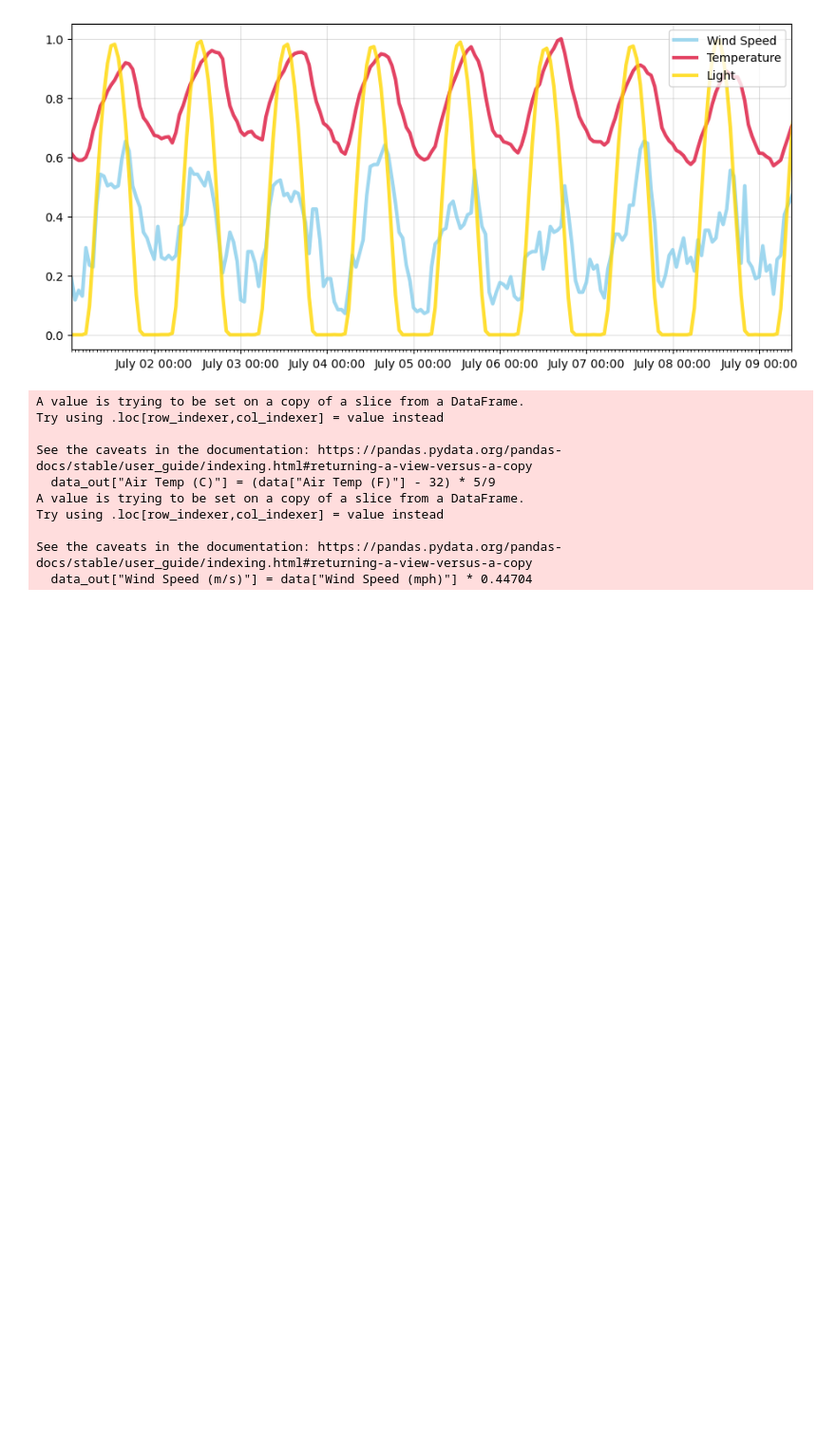
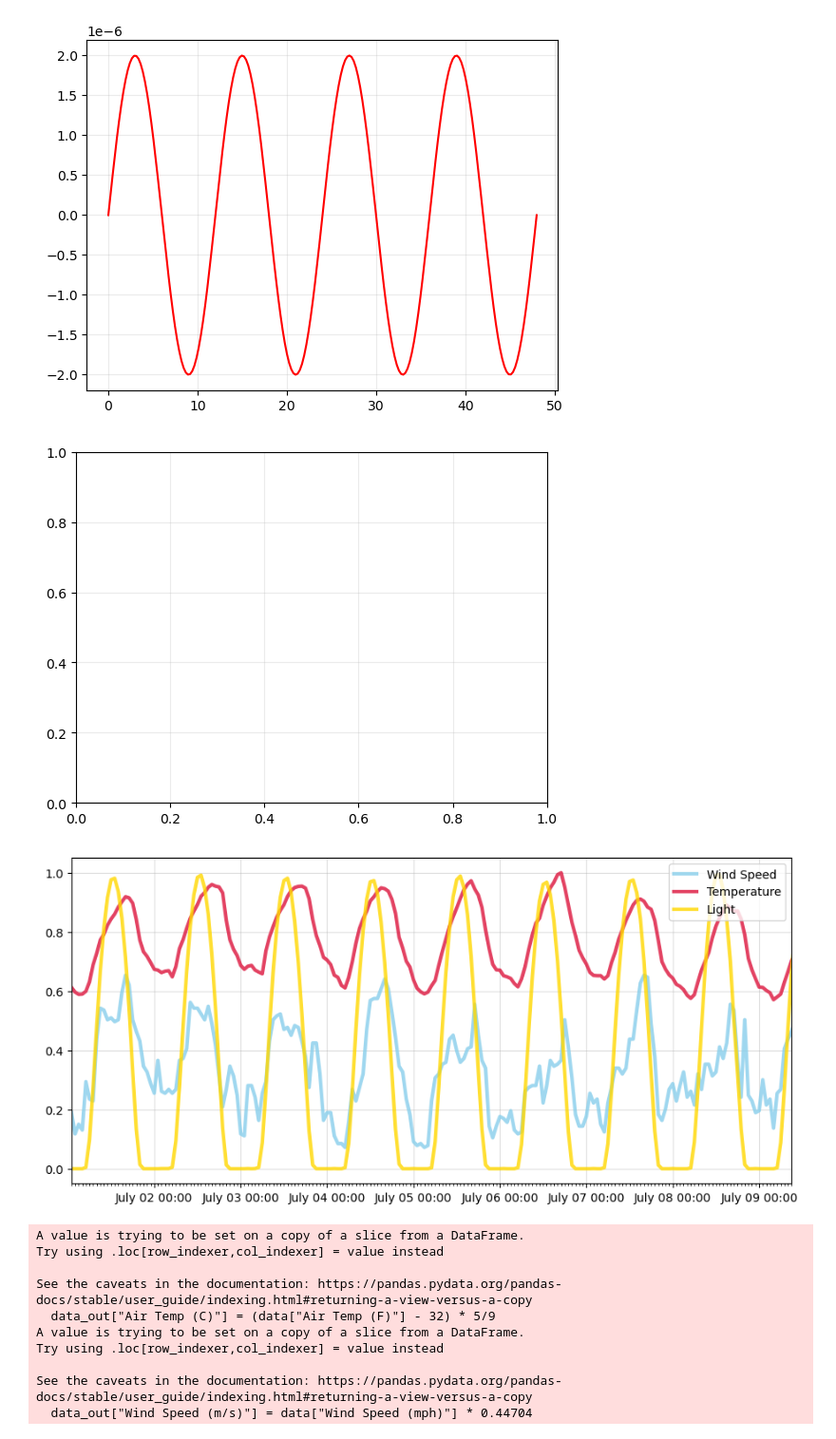
Before and after one commit to sienna-white/turbulence-model, a Jupyter notebook: forcing_data/explore_CIMIS.ipynb, the cells around one changed output. Shown at 95% size. Saved outputs shown, nothing was run; the diff lists cells and outputs as text; code cells hidden in the pictures; blank space fills up the shorter version.

Commit message:
generating figures for pecs

```diff
--- a/forcing_data/explore_CIMIS.ipynb
+++ b/forcing_data/explore_CIMIS.ipynb
@@ -0,0 +1,71 @@
+# %%
+import numpy as np
+import math
+import matplotlib.pyplot as plt
+
+x2 = np.linspace(-10, 0, 100)
+
+x = np.linspace(-0.99, 0.99, 100)
+
+def create_temperature(x, bottom_temp, top_temp):
+
+    y = np.arctanh(x)
+    difference = (top_temp - bottom_temp)/4
+    y = difference*y + (top_temp + bottom_temp)/2
+    return y
+
+
+bottom_temp = 32
+top_temp = 38
+# print(y)
+
+t = np.linspace(0, 48*3600, 200)
+
+def get_pressure_at_timestep(time, phase_shift =3):
+    Px = np.zeros(200)
+    time = time/3600
+    T_Px = 12
+    period = (2*np.pi)/T_Px
+    Px0 = 2e-6
+    # Update pressure forcing term for the current timestep
+    if T_Px == 0.0:
+        Px = Px + Px0 # Steady and constant forcing for now
+    else:
+        Px = Px + Px0*np.cos(period * (time - phase_shift))
+    return Px
+
+
+def wind_speed(t, bottom_speed, top_speed, phase_shift = 12):
+    hour = t/3600
+    period = (2*np.pi)/24
+    difference = (top_speed - bottom_speed) #/2
+    temp = np.cos(period * (hour - phase_shift))*difference  + (top_speed - difference)
+    temp = temp.clip(min=bottom_speed) # During night, light is zero
+    return temp
+
+def temperature(t, bottom_temp, top_temp, phase_shift = 12):
+    hour = t/3600
+    period = (2*np.pi)/24
+    difference = (top_temp - bottom_temp) #/2
+    temp = np.cos(period * (hour - phase_shift))*difference  + (top_temp - difference)
+    temp = temp.clip(min=bottom_temp) # During night, light is zero
+    return temp
+
+
+fig = plt.figure()
+ax = plt.gca()
+ax.grid(alpha=0.25)
+pressure = get_pressure_at_timestep(t, phase_shift = 3)
+print(pressure)
+# ax.plot(t/3600, temperature(t, bottom_temp, top_temp, phase_shift = 12))
+# ax.plot(t/3600, temperature(t, bottom_temp, top_temp, phase_shift = 6))
+# ax.plot(t/3600, wind_speed(t, bottom_speed=0, top_speed=5, phase_shift = 6),'-k')
+ax.plot(t/3600, pressure,'-r')
+fig = plt.figure()
+ax = plt.gca()
+ax.grid(alpha=0.25)
+# temps = np.linspace(32, 34, 10)
+# for i,it in enumerate(t):
+#     y = create_temperature(x, bottom_temp = bottom_temp, top_temp = temp[i])
+#     ax.plot(y, x2)
+# %% [output]
@@ -1,3 +89,5 @@
+[figure, added]
+[figure, added]
 # %%
 
 '''
```
Also changed, not shown: parts of 1 cell of this notebook, 23 other files.
